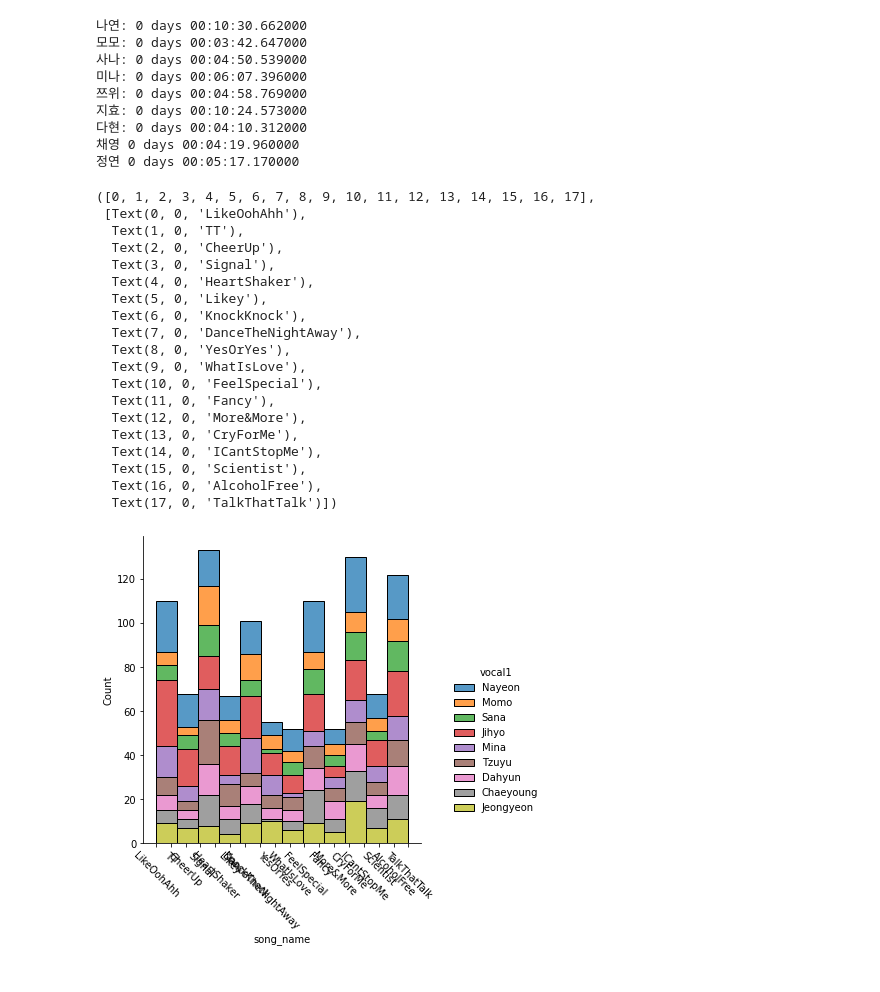
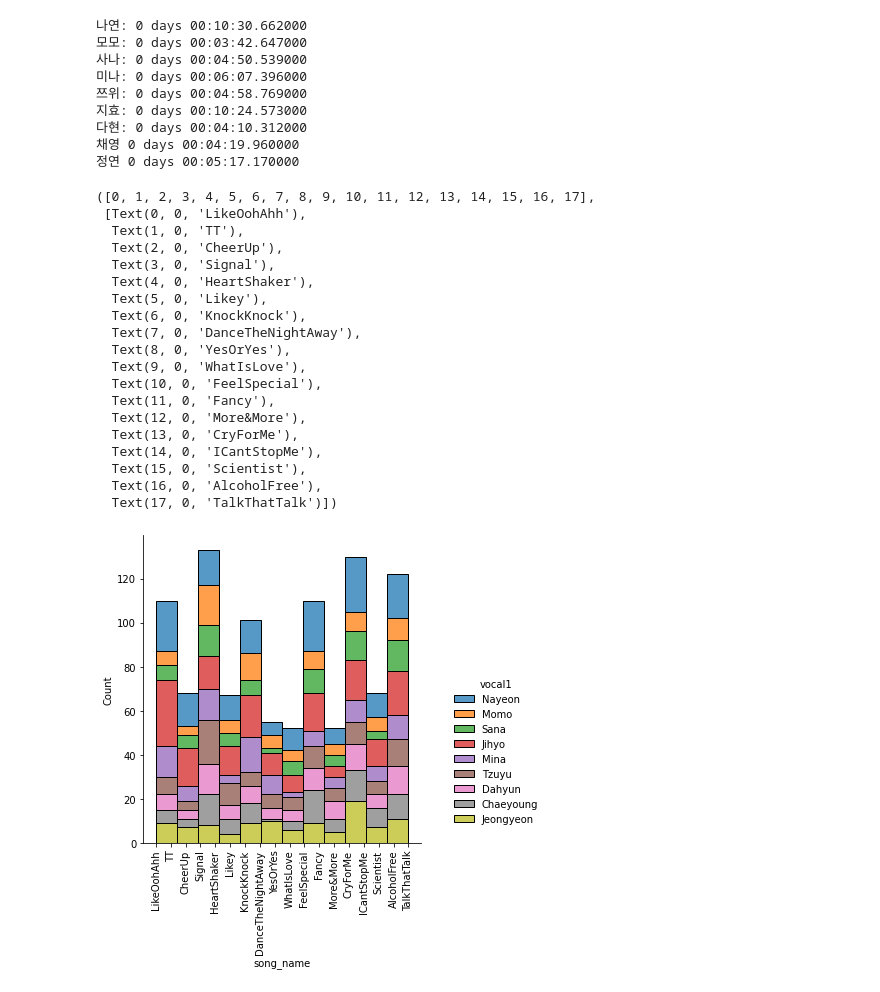
Before and after one commit to YoongSeongHong/Data_analysis_study, a Jupyter notebook: twice.ipynb, the cells around one changed output. Saved outputs shown, nothing was run; the diff lists cells and outputs as text; code cells hidden in the pictures.

```diff
--- a/twice.ipynb
+++ b/twice.ipynb
@@ -74,27 +76,27 @@ print('정연', df_jeongyeon['time'].sum())
 # %%
 import seaborn as sns
 import matplotlib.pyplot as plt
 
 sns.displot(df, x='song_name', multiple='stack', hue='vocal1', discrete=False)
-plt.xticks(rotation = -45)
+plt.xticks(rotation = 90)
 # %% [output]
 ([0, 1, 2, 3, 4, 5, 6, 7, 8, 9, 10, 11, 12, 13, 14, 15, 16, 17],
  [Text(0, 0, 'LikeOohAhh'),
   Text(1, 0, 'TT'),
   Text(2, 0, 'CheerUp'),
   Text(3, 0, 'Signal'),
   Text(4, 0, 'HeartShaker'),
   Text(5, 0, 'Likey'),
   Text(6, 0, 'KnockKnock'),
   Text(7, 0, 'DanceTheNightAway'),
   Text(8, 0, 'YesOrYes'),
   Text(9, 0, 'WhatIsLove'),
   Text(10, 0, 'FeelSpecial'),
   Text(11, 0, 'Fancy'),
   Text(12, 0, 'More&More'),
   Text(13, 0, 'CryForMe'),
   Text(14, 0, 'ICantStopMe'),
   Text(15, 0, 'Scientist'),
   Text(16, 0, 'AlcoholFree'),
   Text(17, 0, 'TalkThatTalk')])
-[figure, old version]
+[figure, new version]
```
Also changed, not shown: parts of 7 cells of this notebook.
